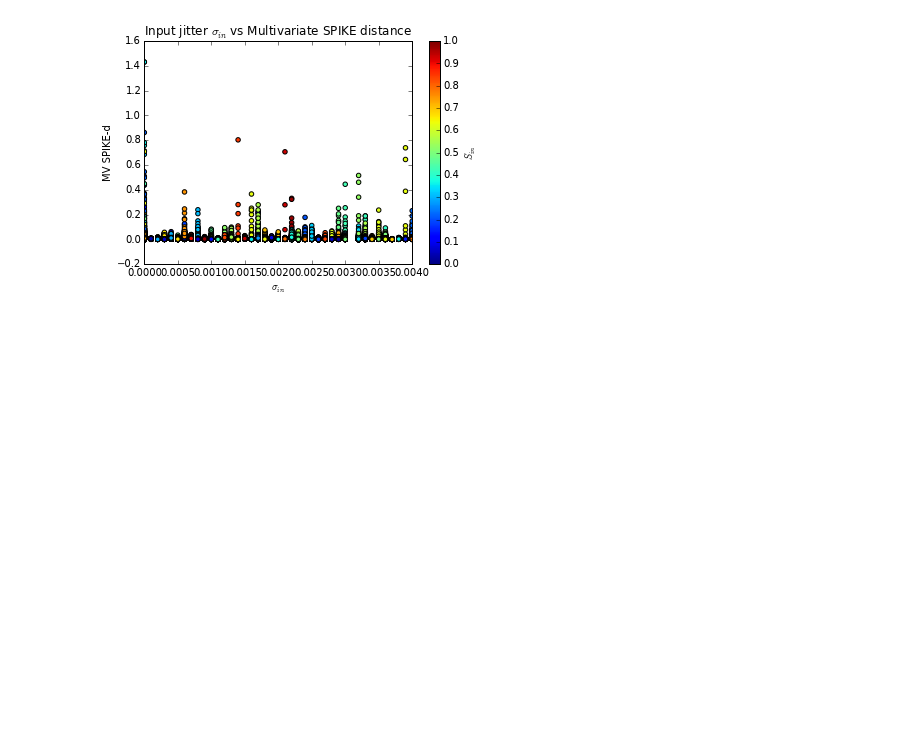
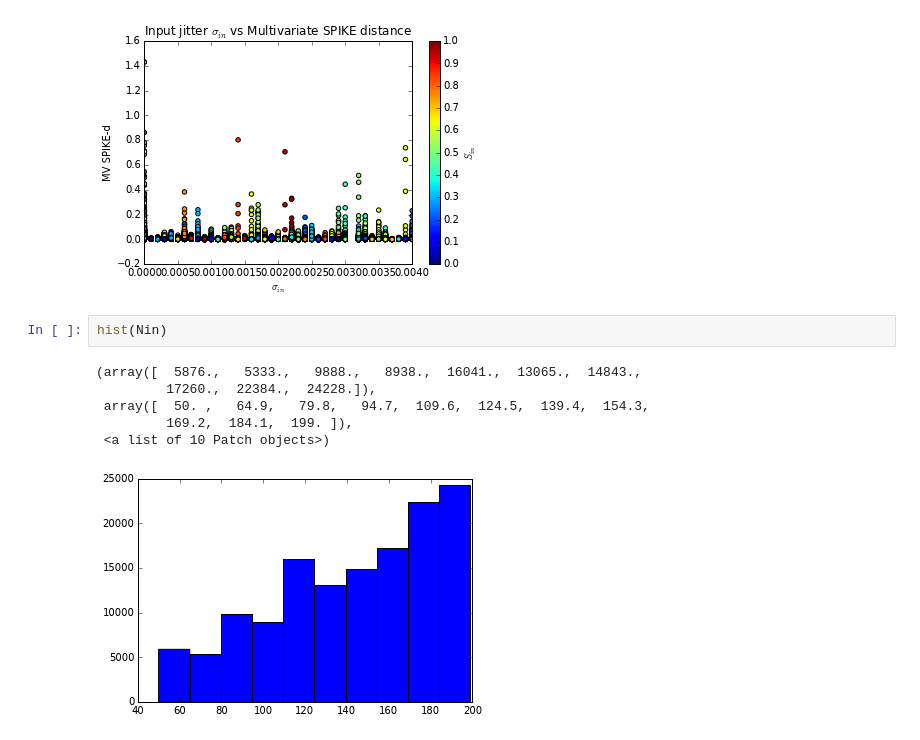
Before and after one commit to achilleas-k/slope-vs-dist-brian, a Jupyter notebook: Simulation data.ipynb, the cells around one changed output. Saved outputs shown, nothing was run; the diff lists cells and outputs as text; blank space fills up the shorter version.

```diff
--- a/Simulation data.ipynb
+++ b/Simulation data.ipynb
@@ -675,3 +675,12 @@ axis(xmin=0, xmax=0.004)
 # %% [output]
 (0, 0.004, -0.20000000000000001, 1.6000000000000001)
 [figure]
+# %%
+hist(Nin)
+# %% [output]
+(array([  5876.,   5333.,   9888.,   8938.,  16041.,  13065.,  14843.,
+         17260.,  22384.,  24228.]),
+ array([  50. ,   64.9,   79.8,   94.7,  109.6,  124.5,  139.4,  154.3,
+         169.2,  184.1,  199. ]),
+ <a list of 10 Patch objects>)
+[figure, added]
```
Also changed, not shown: parts of 2 cells of this notebook, 1 other file.
